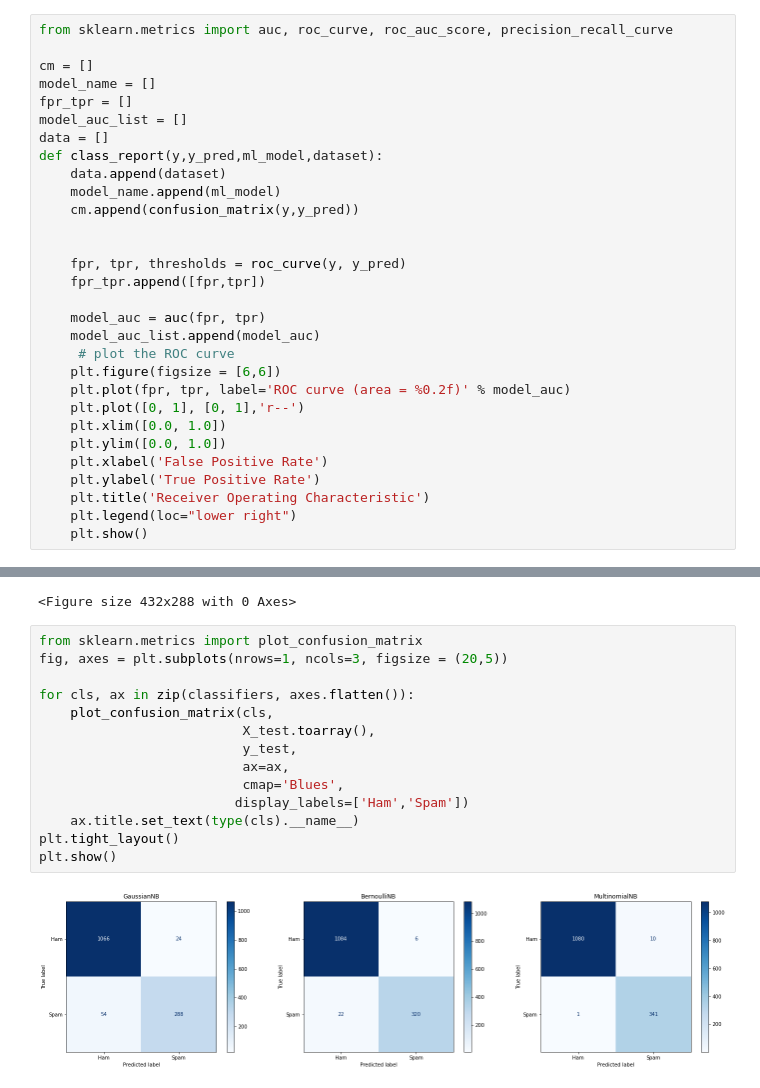
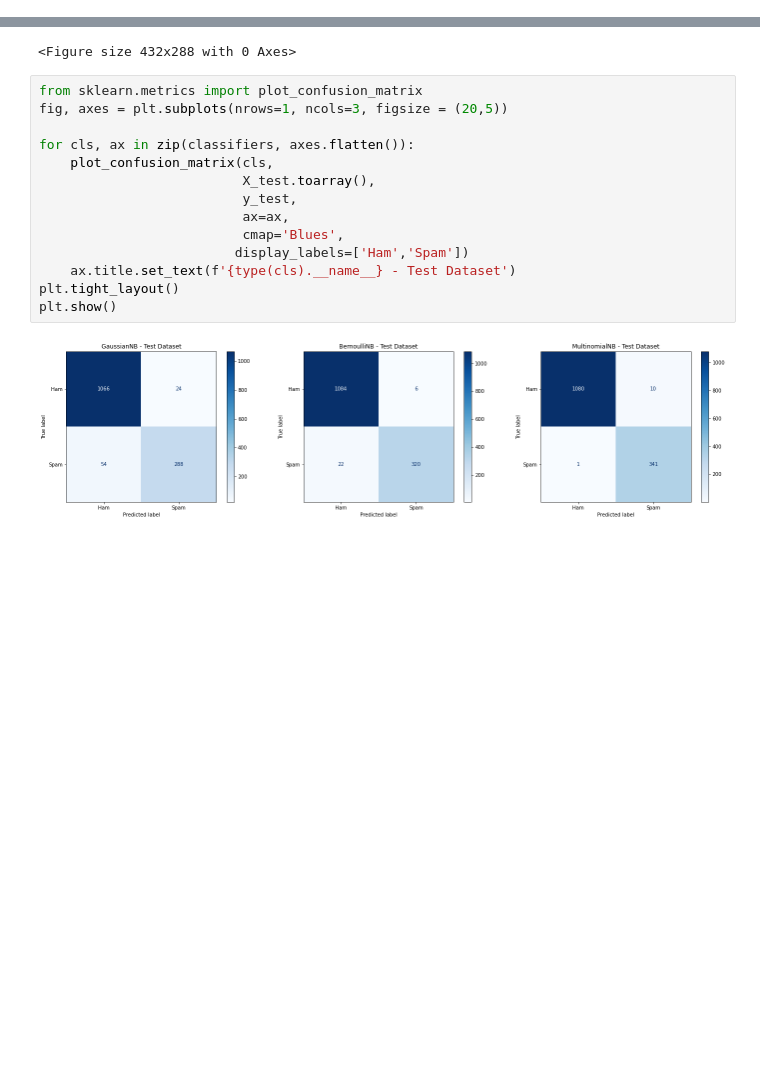
Before and after one commit to ashwinjohn3/Spam-Classifier, a Jupyter notebook: spam_classifier.ipynb, the cells around one changed output, grey strips where cells are left out. Drawn from its saved outputs; the diff is of its cells as text; blank space fills up the shorter version.

```diff
--- a/spam_classifier.ipynb
+++ b/spam_classifier.ipynb
@@ -187,33 +187,3 @@ from sklearn.naive_bayes import GaussianNB, MultinomialNB, BernoulliNB
 classifiers = [GaussianNB(),BernoulliNB(),MultinomialNB()]
 for cls in classifiers:
     cls.fit(X_train.toarray(),y_train)
-# %%
-from sklearn.metrics import auc, roc_curve, roc_auc_score, precision_recall_curve
-
-cm = []
-model_name = []
-fpr_tpr = []
-model_auc_list = []
-data = []
-def class_report(y,y_pred,ml_model,dataset):
-    data.append(dataset)
-    model_name.append(ml_model)
-    cm.append(confusion_matrix(y,y_pred))
-
-
-    fpr, tpr, thresholds = roc_curve(y, y_pred)
-    fpr_tpr.append([fpr,tpr])
-
-    model_auc = auc(fpr, tpr)
-    model_auc_list.append(model_auc)
-     # plot the ROC curve
-    plt.figure(figsize = [6,6])
-    plt.plot(fpr, tpr, label='ROC curve (area = %0.2f)' % model_auc)
-    plt.plot([0, 1], [0, 1],'r--')
-    plt.xlim([0.0, 1.0])
-    plt.ylim([0.0, 1.0])
-    plt.xlabel('False Positive Rate')
-    plt.ylabel('True Positive Rate')
-    plt.title('Receiver Operating Characteristic')
-    plt.legend(loc="lower right")
-    plt.show()
@@ -234,19 +206,19 @@ for i in range(1,len(cm)):
 # %%
 from sklearn.metrics import plot_confusion_matrix
 fig, axes = plt.subplots(nrows=1, ncols=3, figsize = (20,5))
 
 for cls, ax in zip(classifiers, axes.flatten()):
     plot_confusion_matrix(cls,
                           X_test.toarray(),
                           y_test,
                           ax=ax,
                           cmap='Blues',
                          display_labels=['Ham','Spam'])
-    ax.title.set_text(type(cls).__name__)
+    ax.title.set_text(f'{type(cls).__name__} - Test Dataset')
 plt.tight_layout()
 plt.show()
 # %% [output]
-[figure, old version]
+[figure, new version]
 # %%
 fig, axes = plt.subplots(nrows=1, ncols=3, figsize = (20,5))
 
```
Also changed, not shown: parts of 7 cells of this notebook.
